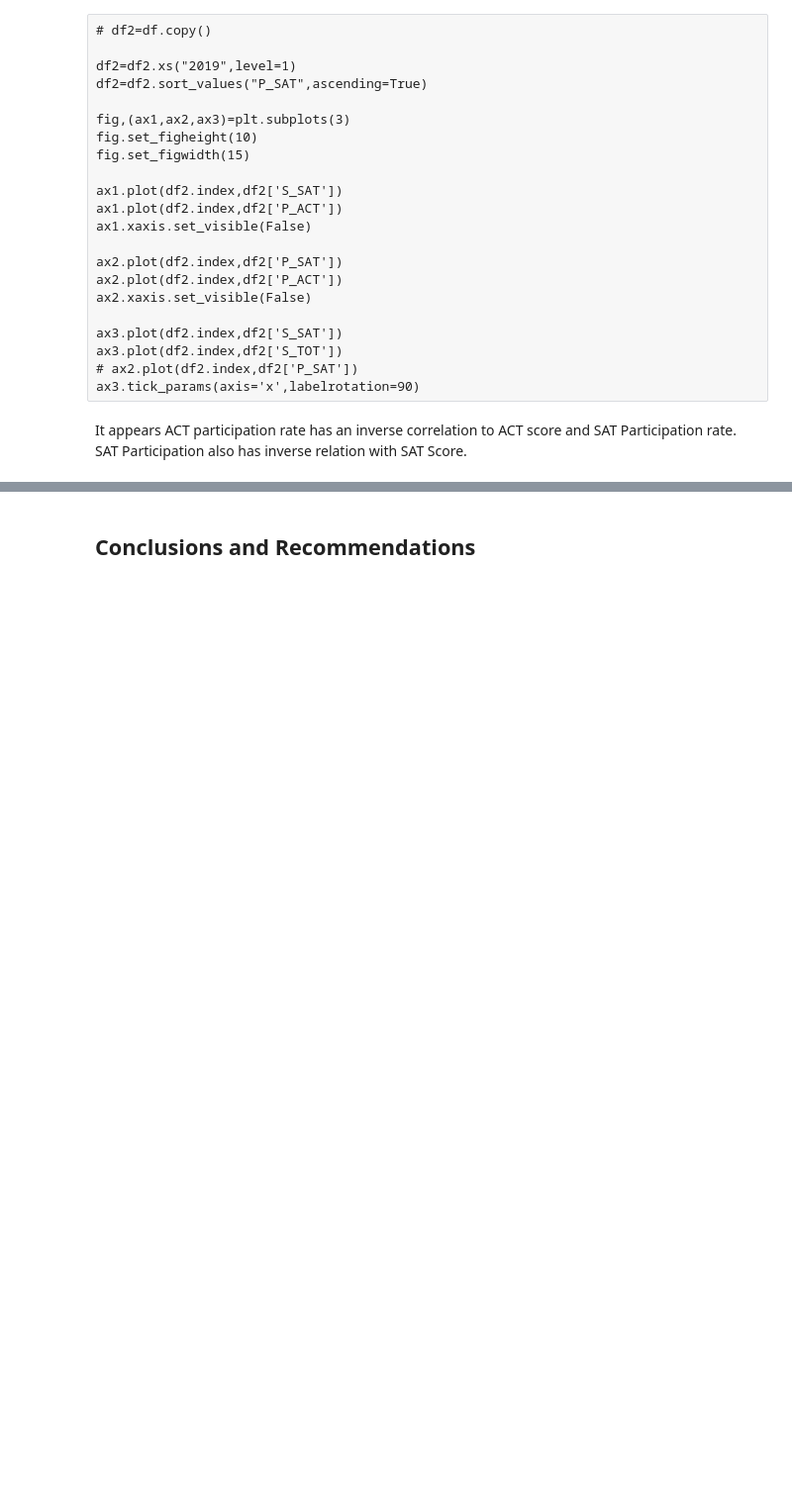
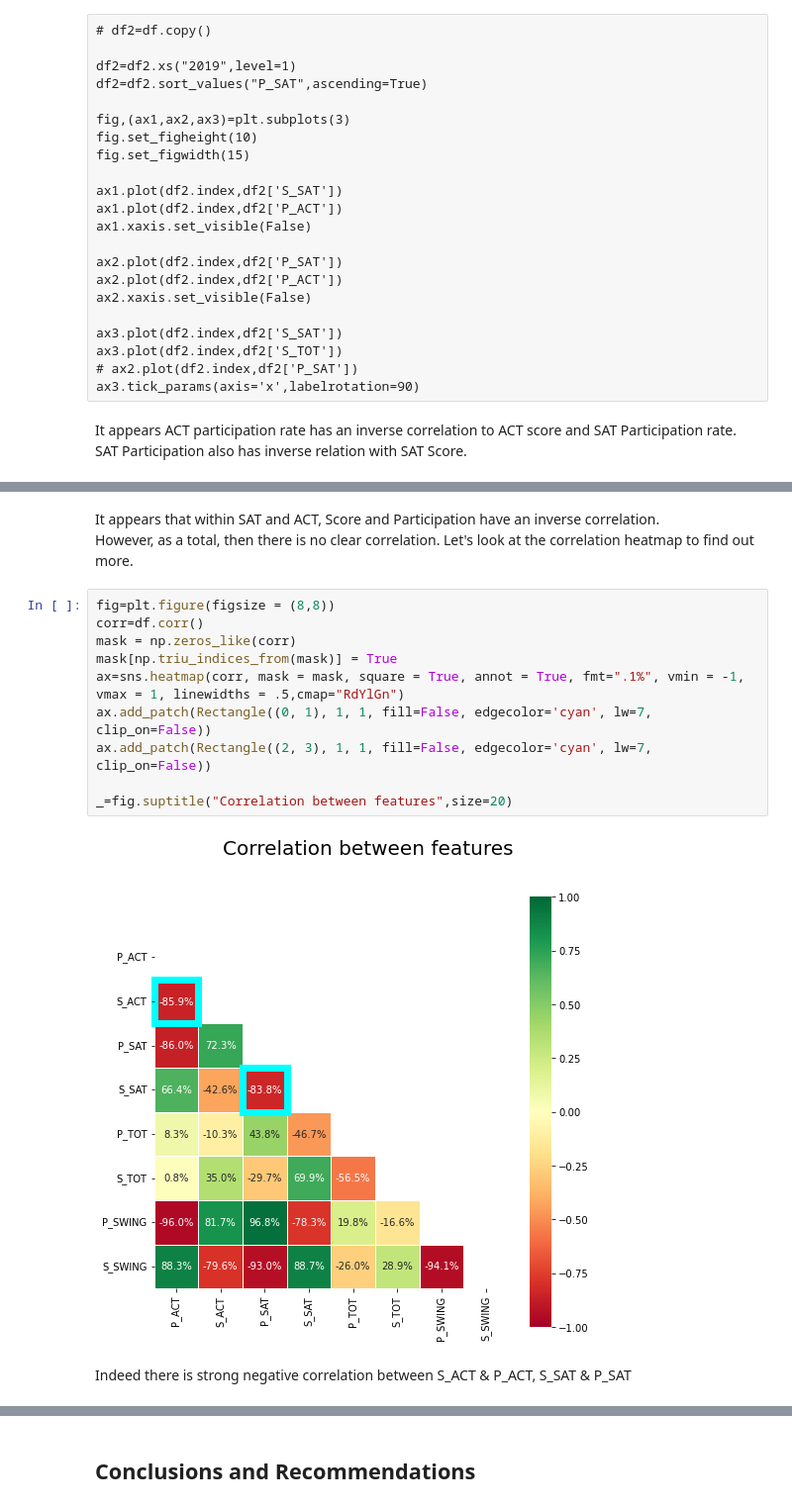
Before and after one commit to garyfoohw/GA_DSIF_project_1, a Jupyter notebook: code/starter-code.ipynb, the cells around one changed output, grey strips where cells are left out. Shown at 99% size. Cells and saved outputs as stored; diff of their text form; blank space fills up the shorter version.

```diff
--- a/code/starter-code.ipynb
+++ b/code/starter-code.ipynb
@@ -716,0 +670,18 @@ df
+# %% [markdown]
+It appears that within SAT and ACT, Score and Participation have an inverse correlation.<br>
+However, as a total, then there is no clear correlation.
+Let's look at the correlation heatmap to find out more.
+# %%
+fig=plt.figure(figsize = (8,8))
+corr=df.corr()
+mask = np.zeros_like(corr)
+mask[np.triu_indices_from(mask)] = True
+ax=sns.heatmap(corr, mask = mask, square = True, annot = True, fmt=".1%", vmin = -1, vmax = 1, linewidths = .5,cmap="RdYlGn")
+ax.add_patch(Rectangle((0, 1), 1, 1, fill=False, edgecolor='cyan', lw=7, clip_on=False))
+ax.add_patch(Rectangle((2, 3), 1, 1, fill=False, edgecolor='cyan', lw=7, clip_on=False))
+
+_=fig.suptitle("Correlation between features",size=20)
+# %% [output]
+[figure, added]
+# %% [markdown]
+Indeed there is strong negative correlation between S_ACT & P_ACT, S_SAT & P_SAT
```
Also changed, not shown: parts of 42 cells of this notebook, 1 other file.
